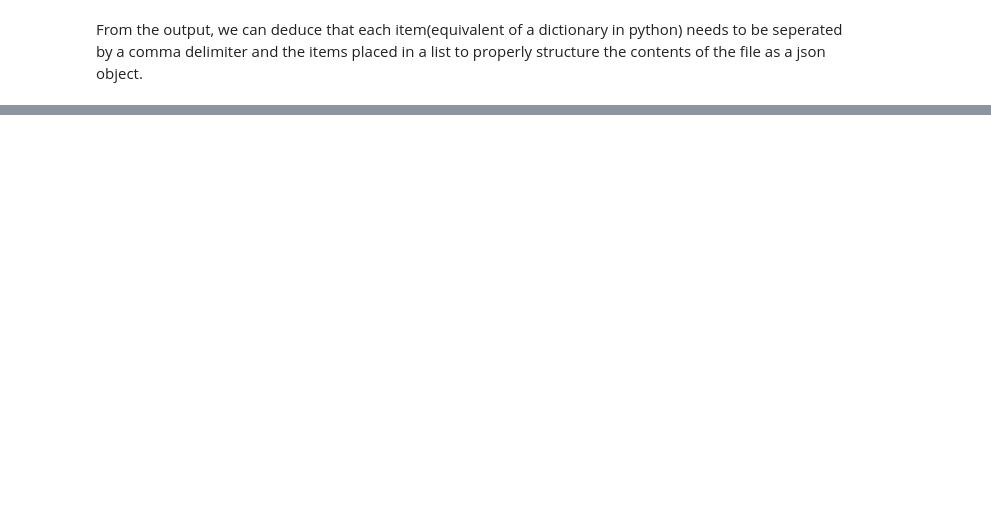
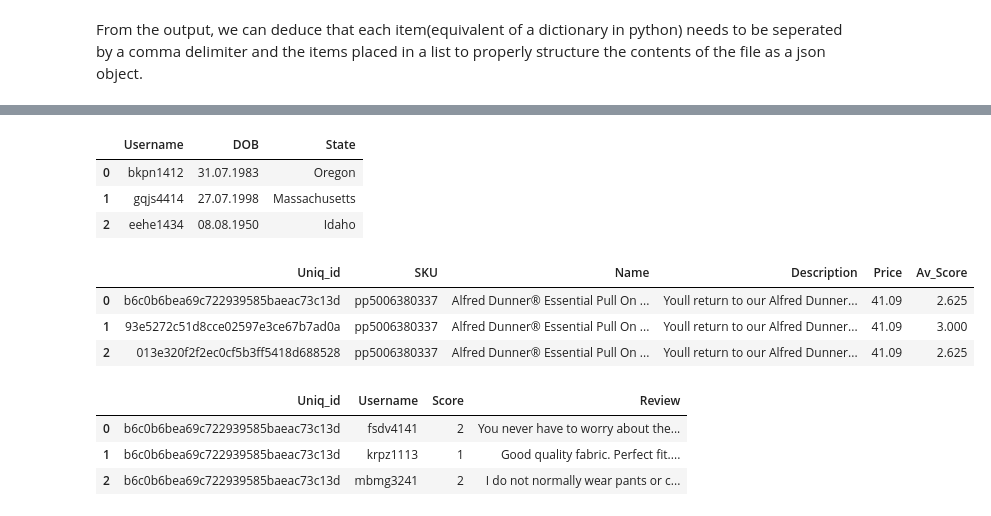
Before and after one commit to ovieimara/ITNPBD2, a Jupyter notebook: Assignment_ITNPBD2.ipynb, the cells around one changed output, grey strips where cells are left out. Drawn from its saved outputs; the diff is of its cells as text; code cells hidden in the pictures; blank space fills up the shorter version.

Commit message:
users analysis

```diff
--- a/Assignment_ITNPBD2.ipynb
+++ b/Assignment_ITNPBD2.ipynb
@@ -159,0 +323,26 @@ str
+# %%
+#let's read and view the stucture of the the CSV files
+def readCSVFile(file: str) -> pd.DataFrame:
+  return pd.read_csv(file)
+
+users_df = readCSVFile(users_file)
+product_df = readCSVFile(products_file)
+reviews_df = readCSVFile(reviews_file)
+
+
+display(users_df.head(3))
+display(product_df.head(3))
+display(reviews_df.head(3))
+# %% [output]
+|  | Username | DOB | State |
+| 0 | bkpn1412 | 31.07.1983 | Oregon |
+| 1 | gqjs4414 | 27.07.1998 | Massachusetts |
+| 2 | eehe1434 | 08.08.1950 | Idaho |
+|  | Uniq_id | SKU | Name | Description | Price | Av_Score |
+| 0 | b6c0b6bea69c722939585baeac73c13d | pp5006380337 | Alfred Dunner® Essential Pull On ... | Youll return to our Alfred Dunner... | 41.09 | 2.625 |
+| 1 | 93e5272c51d8cce02597e3ce67b7ad0a | pp5006380337 | Alfred Dunner® Essential Pull On ... | Youll return to our Alfred Dunner... | 41.09 | 3.000 |
+| 2 | 013e320f2f2ec0cf5b3ff5418d688528 | pp5006380337 | Alfred Dunner® Essential Pull On ... | Youll return to our Alfred Dunner... | 41.09 | 2.625 |
+|  | Uniq_id | Username | Score | Review |
+| 0 | b6c0b6bea69c722939585baeac73c13d | fsdv4141 | 2 | You never have to worry about the... |
+| 1 | b6c0b6bea69c722939585baeac73c13d | krpz1113 | 1 | Good quality fabric. Perfect fit.... |
+| 2 | b6c0b6bea69c722939585baeac73c13d | mbmg3241 | 2 | I do not normally wear pants or c... |
```
Also changed, not shown: parts of 23 cells of this notebook.
